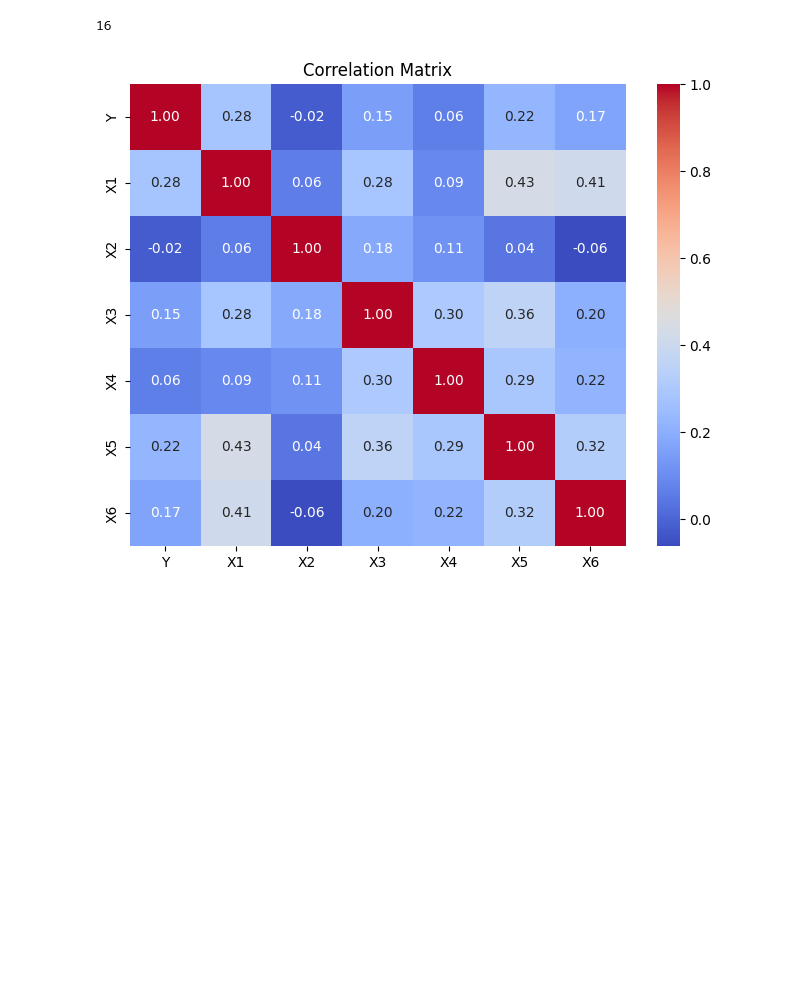
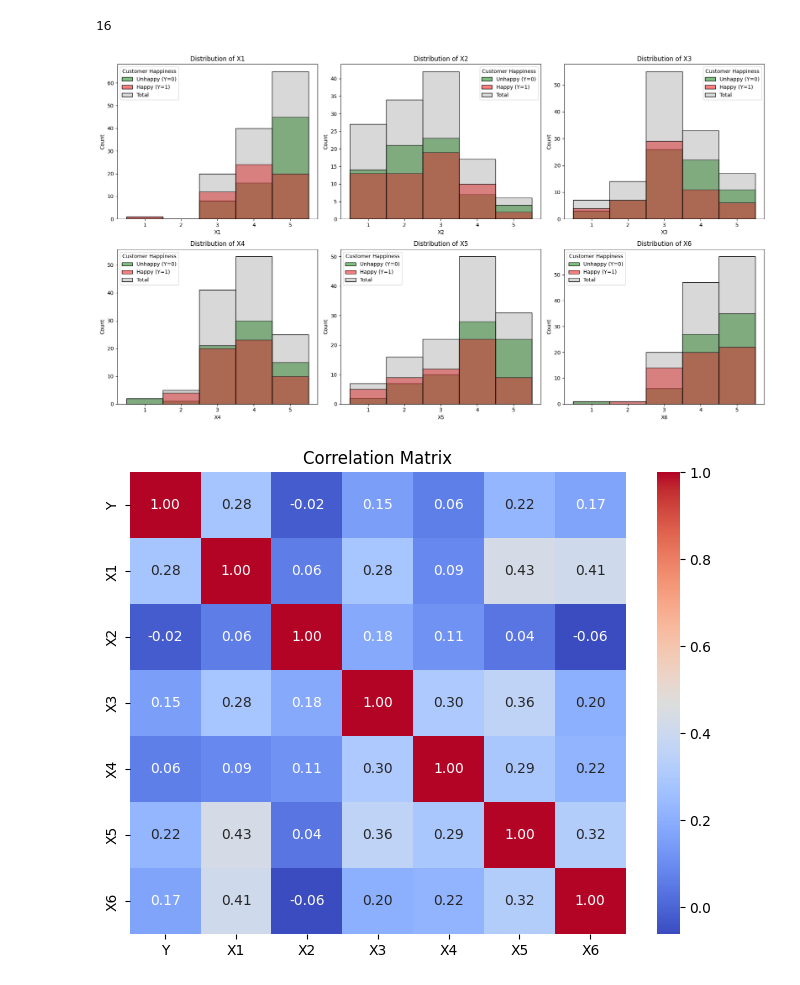
Before and after one commit to FederCO23/LZQxEzGjrpgnXu10, a Jupyter notebook: HappyCustomers.ipynb, the cells around one changed output. Saved outputs shown, nothing was run; the diff lists cells and outputs as text; code cells hidden in the pictures; blank space fills up the shorter version.

```diff
--- a/HappyCustomers.ipynb
+++ b/HappyCustomers.ipynb
@@ -103,6 +105,27 @@ plt.show()
 print(df.duplicated().sum())
 # %% [output]
 16
+# %%
+fig, axes = plt.subplots(nrows=2, ncols=3, figsize=(18, 10))
+axes = axes.flatten()
+
+for i, col in enumerate(features):
+    sns.histplot(data=df, x=col, hue='Y', multiple='layer',
+                 palette={0: 'red', 1: 'green'}, edgecolor='black',
+                 stat='count', common_bins=True, bins=5, discrete=True, ax=axes[i])
+
+    sns.histplot(data=df, x=col, color='gray', bins=5, discrete=True,
+                 stat='count', edgecolor='black', label='Total', ax=axes[i], alpha=0.3)
+
+    axes[i].set_title(f'Distribution of {col}')
+    axes[i].legend(title='Customer Happiness', labels=['Unhappy (Y=0)', 'Happy (Y=1)', 'Total'])
+    axes[i].set_xlabel(col)
+    axes[i].set_ylabel('Count')
+
+plt.tight_layout()
+plt.show()
+# %% [output]
+[figure, added]
 # %%
 plt.figure(figsize=(8,6))
 sns.heatmap(df.corr(), annot=True, cmap='coolwarm', fmt=".2f")
```
Also changed, not shown: parts of 9 cells of this notebook.
